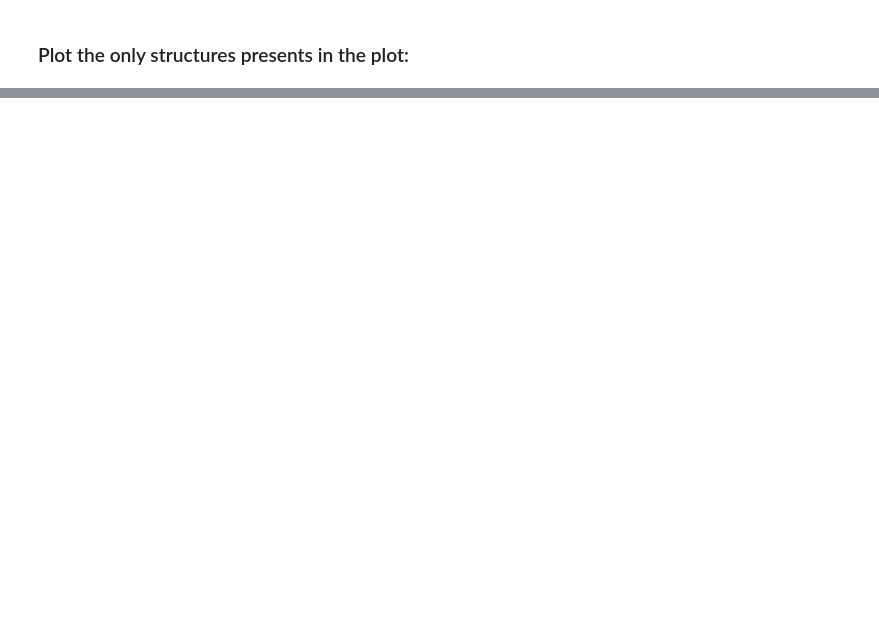
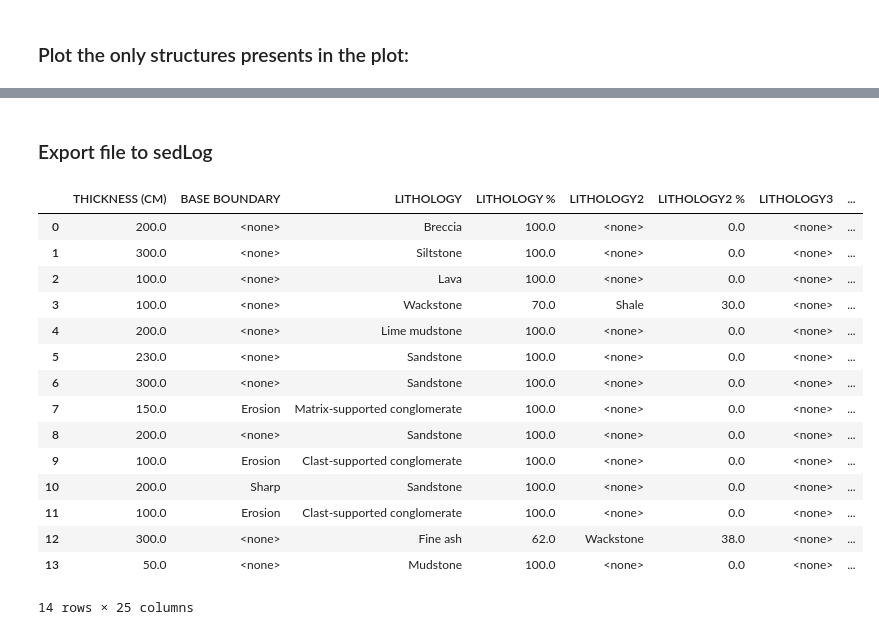
Before and after one commit to rubensdmp/StratiLib, a Jupyter notebook: tutorials/03_Write_SedLog_Data.ipynb, the cells around one changed output, grey strips where cells are left out. Cells and saved outputs as stored; diff of their text form; code cells hidden in the pictures; blank space fills up the shorter version.

```diff
--- a/tutorials/03_Write_SedLog_Data.ipynb
+++ b/tutorials/03_Write_SedLog_Data.ipynb
@@ -99,0 +100,22 @@ sl.show_structs(df = df, tit = 'Structures presents in Barrancas de Kiyú', plot
+# %% [markdown]
+### Export file to sedLog
+# %%
+#Export to SedLog
+sl.to_sedlog_csv(df=df, name= 'To_sedLog')
+# %% [output]
+|  | THICKNESS (CM) | BASE BOUNDARY | LITHOLOGY | LITHOLOGY % | LITHOLOGY2 | LITHOLOGY2 % | LITHOLOGY3 | ... |
+| 0 | 200.0 | <none> | Breccia | 100.0 | <none> | 0.0 | <none> | ... |
+| 1 | 300.0 | <none> | Siltstone | 100.0 | <none> | 0.0 | <none> | ... |
+| 2 | 100.0 | <none> | Lava | 100.0 | <none> | 0.0 | <none> | ... |
+| 3 | 100.0 | <none> | Wackstone | 70.0 | Shale | 30.0 | <none> | ... |
+| 4 | 200.0 | <none> | Lime mudstone | 100.0 | <none> | 0.0 | <none> | ... |
+| 5 | 230.0 | <none> | Sandstone | 100.0 | <none> | 0.0 | <none> | ... |
+| 6 | 300.0 | <none> | Sandstone | 100.0 | <none> | 0.0 | <none> | ... |
+| 7 | 150.0 | Erosion | Matrix-supported conglomerate | 100.0 | <none> | 0.0 | <none> | ... |
+| 8 | 200.0 | <none> | Sandstone | 100.0 | <none> | 0.0 | <none> | ... |
+| 9 | 100.0 | Erosion | Clast-supported conglomerate | 100.0 | <none> | 0.0 | <none> | ... |
+| 10 | 200.0 | Sharp | Sandstone | 100.0 | <none> | 0.0 | <none> | ... |
+| 11 | 100.0 | Erosion | Clast-supported conglomerate | 100.0 | <none> | 0.0 | <none> | ... |
+| 12 | 300.0 | <none> | Fine ash | 62.0 | Wackstone | 38.0 | <none> | ... |
+| 13 | 50.0 | <none> | Mudstone | 100.0 | <none> | 0.0 | <none> | ... |
+14 rows × 25 columns
```
Also changed, not shown: parts of 6 cells of this notebook, 5 other files.
